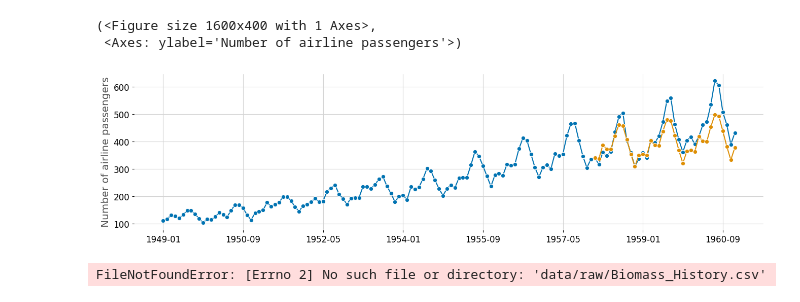
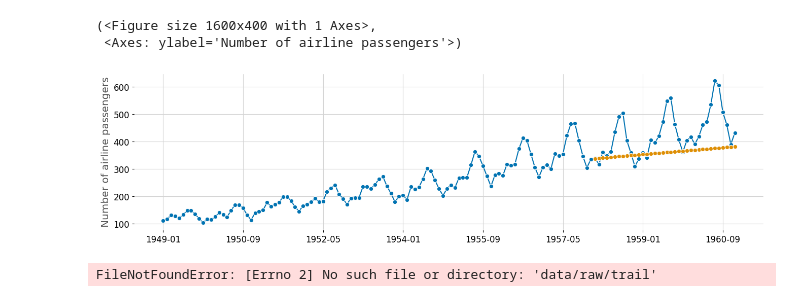
Before and after one commit to ed20b030/data-science-tutorials, a Jupyter notebook: notebooks/Predicting the Future with Sktime.ipynb, the cells around one changed output. Cells and saved outputs as stored; diff of their text form; code cells hidden in the pictures.

Commit message:
data/raw/trail - Sheet1.csv

```diff
--- a/notebooks/Predicting the Future with Sktime.ipynb
+++ b/notebooks/Predicting the Future with Sktime.ipynb
@@ -57,16 +91,16 @@ import src.utility.plot_settings
 # %%
 
 # https://www.sktime.org/en/stable/get_started.html
 
 y = load_airline()
 y_train, y_test = temporal_train_test_split(y)
 fh = ForecastingHorizon(y_test.index, is_relative=False)
-forecaster = ThetaForecaster(sp=12)  # monthly seasonal periodicity
+forecaster = ThetaForecaster(sp=1)  # monthly seasonal periodicity
 forecaster.fit(y_train)
 y_pred = forecaster.predict(fh)
 mean_absolute_percentage_error(y_test, y_pred)
 plot_series(y, y_pred)
 # %% [output]
 (<Figure size 1600x400 with 1 Axes>,
  <Axes: ylabel='Number of airline passengers'>)
-[figure, old version]
+[figure, new version]
@@ -73,7 +109,8 @@ plot_series(y, y_pred)
 # %%
 # https://www.kaggle.com/datasets/fedesoriano/traffic-prediction-dataset
-traffic = pd.read_csv("data/raw/Biomass_History.csv")
-traffic = traffic.pivot(columns="Junction", values="Vehicles")
+biomass = pd.read_csv("data/raw/trail", skiprows = [x for x in range(2,2419)], usecols = [x for x in range(3,11)])
+'''traffic = traffic.pivot(columns="Latitude", values="Vehicles")'''
+biomass
 # %% [output]
-FileNotFoundError: [Errno 2] No such file or directory: 'data/raw/Biomass_History.csv'
+FileNotFoundError: [Errno 2] No such file or directory: 'data/raw/trail'
 # %%
```
Also changed, not shown: parts of 9 cells of this notebook, 2 other files.
